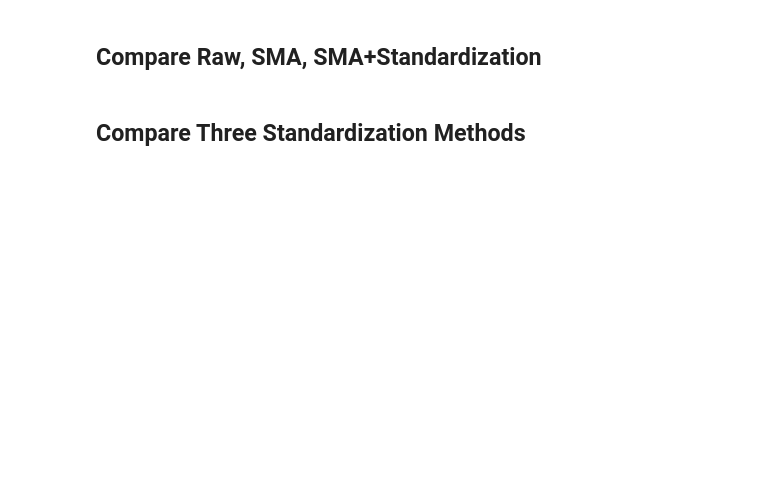
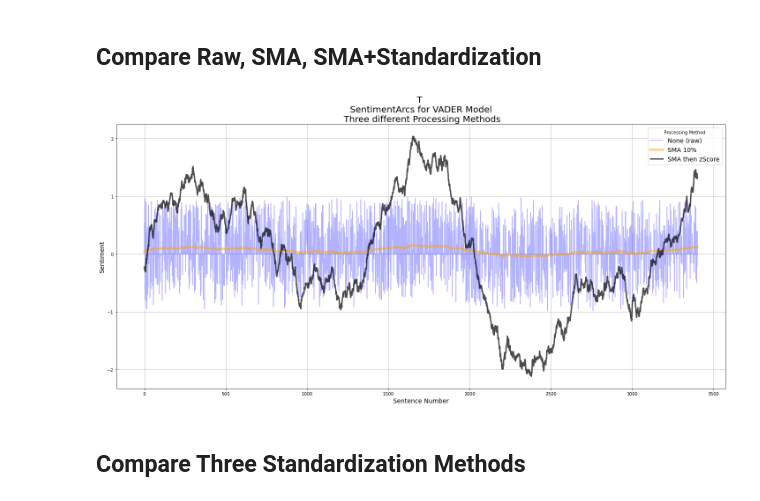
Before and after one commit to jon-chun/sentimentarcs, a Jupyter notebook: sentiment_arcs_crux.ipynb, the cells around one changed output. Cells and saved outputs as stored; diff of their text form; code cells hidden in the pictures; blank space fills up the shorter version.

```diff
--- a/sentiment_arcs_crux.ipynb
+++ b/sentiment_arcs_crux.ipynb
@@ -817,5 +1197,7 @@ ensemble_df.head()
 # Rename columns to be more consistent using Dictionary cols_map_dt
 #   defined in Configuration and Setup Section at top of this notebook
 
+subensemble_df.rename(columns=cols_map_dt, inplace=True)
+
 ensemble_df.rename(columns=cols_map_dt, inplace=True)
 ensemble_df.info(verbose=True)
@@ -960,10 +1559,10 @@ elif Model_Standardization_Method == 'Robust':
   scaler = RobustScaler()
 
 # If does not exist, standardize the smaing mean (SMA)
-if ~ensemble_df.columns.str.contains('_stdsma').any():
-  for acol in cols_ensemble_ls:
+if ~subensemble_df.columns.str.contains('_stdsma').any():
+  for acol in models_subensemble_ls:
     acol_sma = f'{acol}_sma'
     acol_stdsma = f'{acol}_stdsma'
-    ensemble_df[acol_stdsma] = scaler.fit_transform(ensemble_df[acol_sma].values.reshape(-1,1))
+    subensemble_df[acol_stdsma] = scaler.fit_transform(subensemble_df[acol_sma].values.reshape(-1,1))
 
-ensemble_df.head()
+subensemble_df.head()
@@ -972,19 +1578,24 @@ ensemble_df.head()
 # %%
 # Compare all three plots for a given Model
 
 model_str = 'vader'
 
-ensemble_df[model_str].plot(label='None (raw)', color='blue', alpha=0.3)
-ensemble_df[f'{model_str}_sma'].plot(label=f'SMA {Window_Percent}%', color='orange', alpha=0.5, linewidth=5)
-ensemble_df[f'{model_str}_stdsma'].plot(label=f'SMA then {Model_Standardization_Method}', color='black', alpha=0.7, linewidth=3)
+plt.figure(figsize=(20,10))
+
+subensemble_df[model_str].plot(label='None (raw)', color='blue', alpha=0.3)
+subensemble_df[f'{model_str}_sma'].plot(label=f'SMA {Window_Percent}%', color='orange', alpha=0.5, linewidth=5)
+subensemble_df[f'{model_str}_stdsma'].plot(label=f'SMA then {Model_Standardization_Method}', color='black', alpha=0.7, linewidth=3)
 
 plt.grid(True)
 plt.title(f'{Novel_Title[0]} \n SentimentArcs for {model_str.upper()} Model \n Three different Processing Methods', fontsize=20)
-plt.xlabel('Sentence Number')
-plt.ylabel('Sentiment')
-plt.legend(title='Processing Method', loc='best')
+plt.xlabel('Sentence Number', fontsize=14)
+plt.ylabel('Sentiment', fontsize=14)
+plt.legend(title='Processing Method', loc='best', fontsize=14)
 # plt.legend(bbox_to_anchor=(1.05, 1.0), loc='upper left', title='Model Name')
 plt.tight_layout()
+plt.show();
+# %% [output]
+[figure, added]
 # %% [markdown]
 ## Compare Three Standardization Methods
 # %%
```
Also changed, not shown: parts of 114 cells of this notebook.
